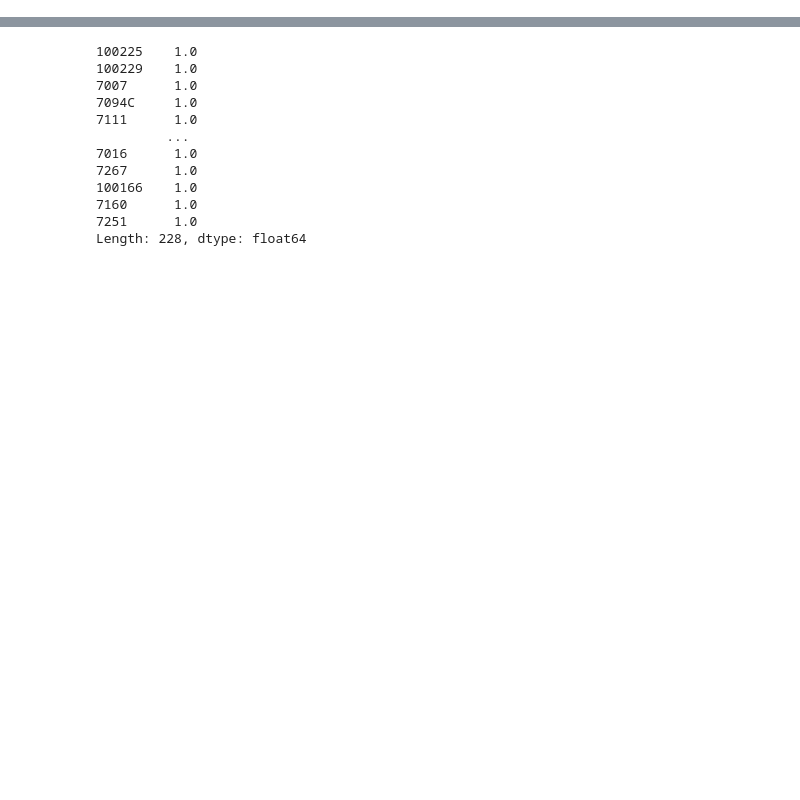
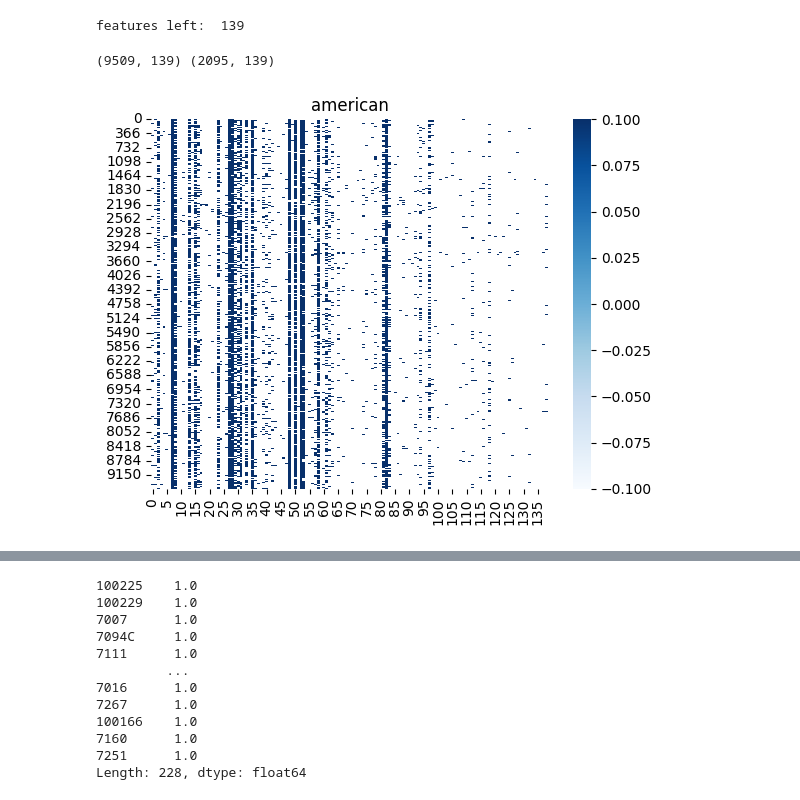
Before and after one commit to talnof1/microbiome_dysbiosis, a Jupyter notebook: american_gut/american_gut_pca.ipynb, the cells around one changed output, grey strips where cells are left out. Drawn from its saved outputs; the diff is of its cells as text; code cells hidden in the pictures; blank space fills up the shorter version.

Commit message:
plotting

```diff
--- a/american_gut/american_gut_pca.ipynb
+++ b/american_gut/american_gut_pca.ipynb
@@ -7,0 +9,18 @@ from sklearn.decomposition import PCA
+# %%
+dataHD = pd.read_csv("C:/Users/talno/microbiom_project/cleaned_microbiomeHD_versionA")
+dataAmericans = pd.read_csv("C:/Users/talno/microbiom_project/cleaned_AmericansversionA")
+# %%
+dataHD.drop(columns='Unnamed: 0', inplace=True)
+dataAmericans.drop(columns='Unnamed: 0', inplace=True)
+# %%
+keep_features = [i for i in dataHD.columns if i in dataAmericans.columns]
+n = len(keep_features)
+print("features left: ", n)
+# %% [output]
+features left:  139
+# %%
+dataHD_filtered = dataHD.loc[:,keep_features]
+dataAmericans_filtered = dataAmericans.loc[:,keep_features]
+print(dataAmericans_filtered.shape, dataHD_filtered.shape)
+# %% [output]
+(9509, 139) (2095, 139)
@@ -7,0 +37,9 @@ from sklearn.decomposition import PCA
+# %%
+plt.figure()
+plt.xticks(range(n), keep_features, rotation=90)
+plt.yticks(range(len(dataAmericans_filtered)))
+plt.title('american')
+plot = seaborn.heatmap(-np.log(dataAmericans_filtered.values), cmap="Blues")
+plt.savefig('C:/Users/talno/microbiom_project/microbiome_dysbiosis/microbiome_dysbiosis/figures/Americans_headtmap.png')
+# %% [output]
+[figure, added]
```
Also changed, not shown: parts of 9 cells of this notebook, 3 other files.
